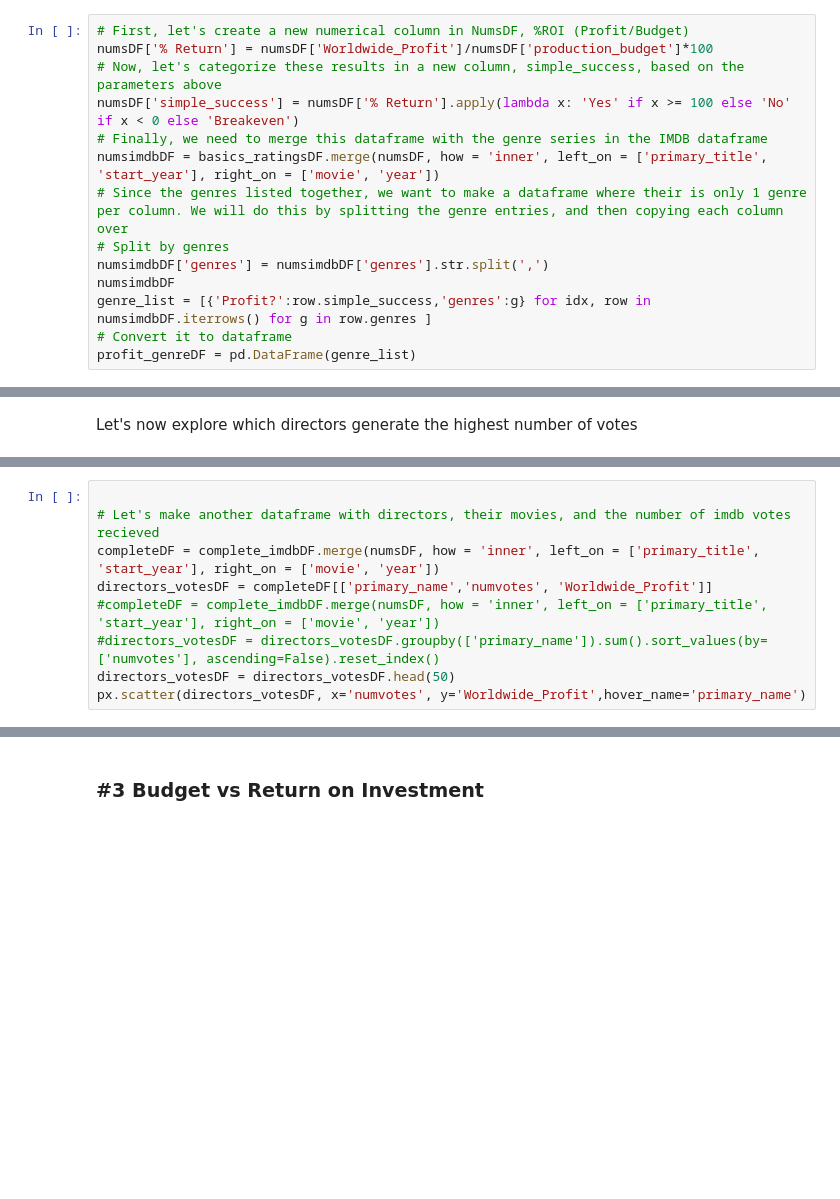
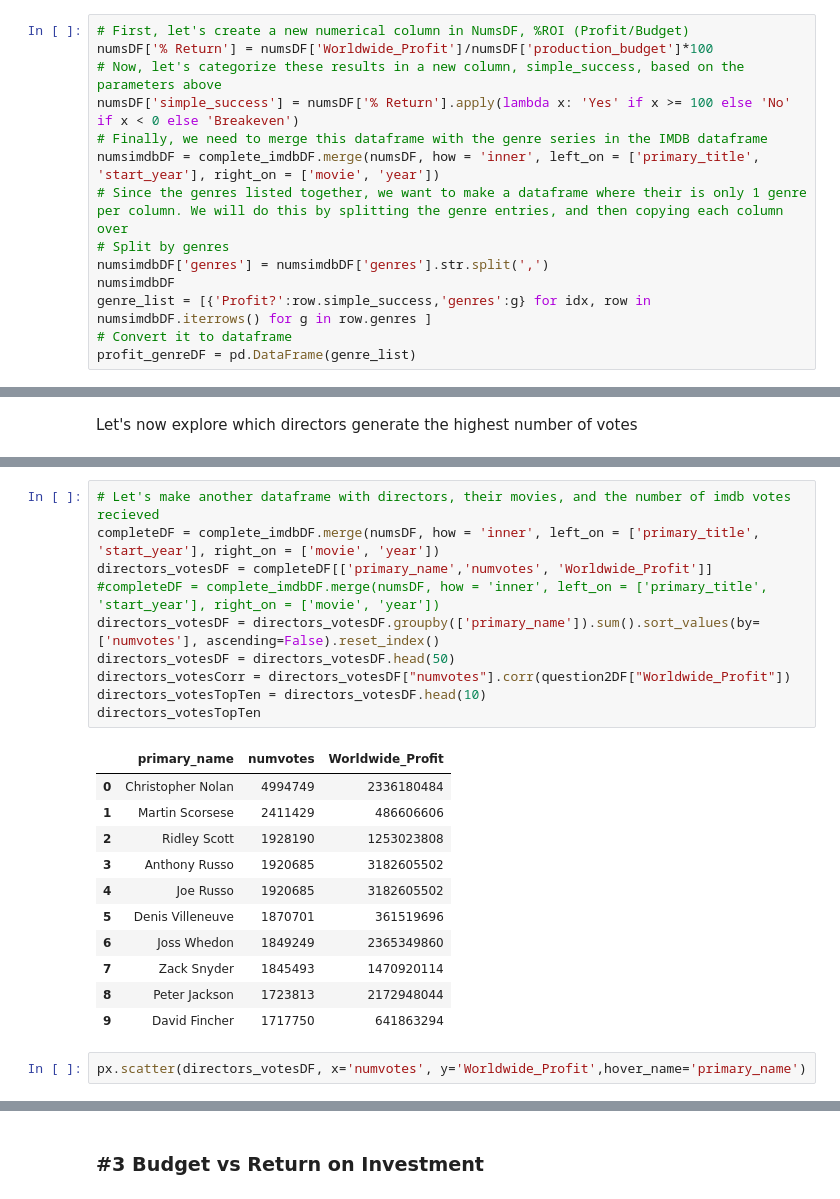
Before and after one commit to ChuckNadel/Movie-Data-Analysis, a Jupyter notebook: MovieAnalysisNotebook.ipynb, the cells around one changed output, grey strips where cells are left out. Drawn from its saved outputs; the diff is of its cells as text; blank space fills up the shorter version.

```diff
--- a/MovieAnalysisNotebook.ipynb
+++ b/MovieAnalysisNotebook.ipynb
@@ -207,7 +187,7 @@ numsDF['% Return'] = numsDF['Worldwide_Profit']/numsDF['production_budget']*100
 # Now, let's categorize these results in a new column, simple_success, based on the parameters above
 numsDF['simple_success'] = numsDF['% Return'].apply(lambda x: 'Yes' if x >= 100 else 'No' if x < 0 else 'Breakeven')
 # Finally, we need to merge this dataframe with the genre series in the IMDB dataframe
-numsimdbDF = basics_ratingsDF.merge(numsDF, how = 'inner', left_on = ['primary_title', 'start_year'], right_on = ['movie', 'year'])
+numsimdbDF = complete_imdbDF.merge(numsDF, how = 'inner', left_on = ['primary_title', 'start_year'], right_on = ['movie', 'year'])
 # Since the genres listed together, we want to make a dataframe where their is only 1 genre per column. We will do this by splitting the genre entries, and then copying each column over
 # Split by genres
 numsimdbDF['genres'] = numsimdbDF['genres'].str.split(',')
@@ -321,9 +301,24 @@ numsDF
 # %%
-
 # Let's make another dataframe with directors, their movies, and the number of imdb votes recieved
 completeDF = complete_imdbDF.merge(numsDF, how = 'inner', left_on = ['primary_title', 'start_year'], right_on = ['movie', 'year'])
 directors_votesDF = completeDF[['primary_name','numvotes', 'Worldwide_Profit']]
 #completeDF = complete_imdbDF.merge(numsDF, how = 'inner', left_on = ['primary_title', 'start_year'], right_on = ['movie', 'year'])
-#directors_votesDF = directors_votesDF.groupby(['primary_name']).sum().sort_values(by=['numvotes'], ascending=False).reset_index()
+directors_votesDF = directors_votesDF.groupby(['primary_name']).sum().sort_values(by=['numvotes'], ascending=False).reset_index()
 directors_votesDF = directors_votesDF.head(50)
-px.scatter(directors_votesDF, x='numvotes', y='Worldwide_Profit',hover_name='primary_name')
+directors_votesCorr = directors_votesDF["numvotes"].corr(question2DF["Worldwide_Profit"])
+directors_votesTopTen = directors_votesDF.head(10)
+directors_votesTopTen
+# %% [output]
+|  | primary_name | numvotes | Worldwide_Profit |
+| 0 | Christopher Nolan | 4994749 | 2336180484 |
+| 1 | Martin Scorsese | 2411429 | 486606606 |
+| 2 | Ridley Scott | 1928190 | 1253023808 |
+| 3 | Anthony Russo | 1920685 | 3182605502 |
+| 4 | Joe Russo | 1920685 | 3182605502 |
+| 5 | Denis Villeneuve | 1870701 | 361519696 |
+| 6 | Joss Whedon | 1849249 | 2365349860 |
+| 7 | Zack Snyder | 1845493 | 1470920114 |
+| 8 | Peter Jackson | 1723813 | 2172948044 |
+| 9 | David Fincher | 1717750 | 641863294 |
+# %%
+px.scatter(directors_votesDF, x='numvotes', y='Worldwide_Profit',hover_name='primary_name')
```
Also changed, not shown: parts of 19 cells of this notebook.
